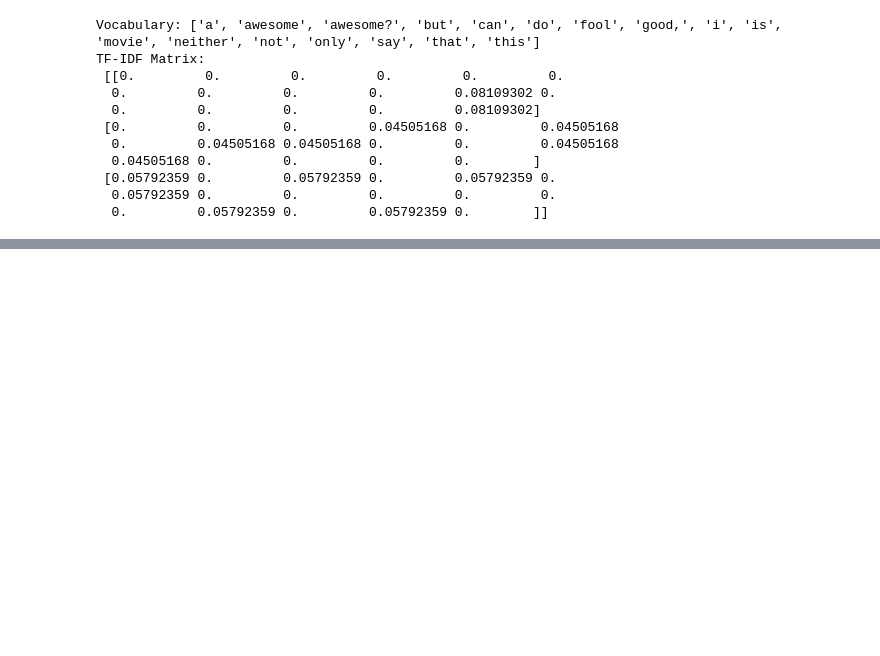
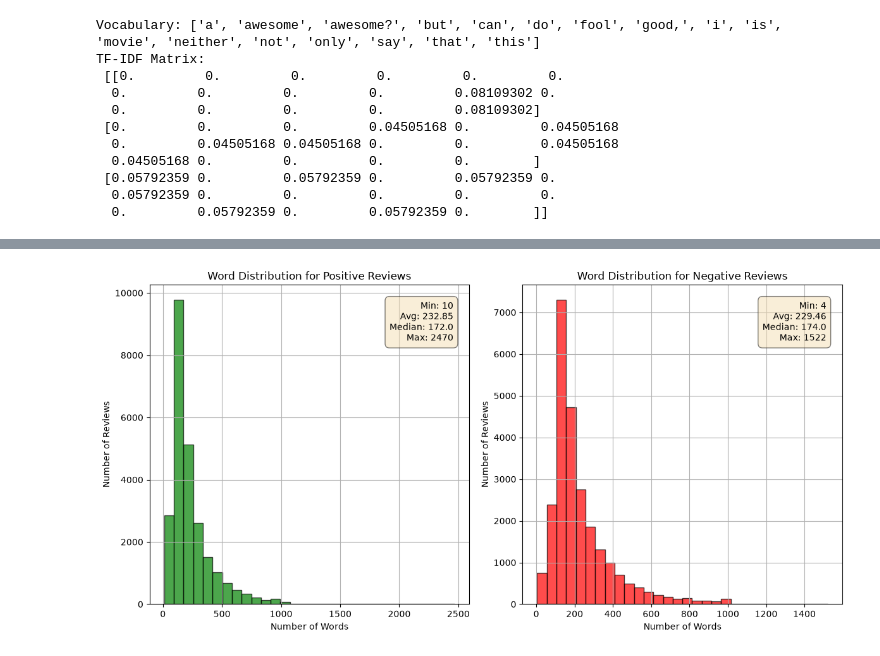
Before and after one commit to Chrisolande/modern-agents-packt-, a Jupyter notebook: iterations.ipynb, the cells around one changed output, grey strips where cells are left out. Drawn from its saved outputs; the diff is of its cells as text; code cells hidden in the pictures; blank space fills up the shorter version.

```diff
--- a/iterations.ipynb
+++ b/iterations.ipynb
@@ -145,0 +280,41 @@ TF-IDF Matrix:
+# %%
+def plot_review_length_by_sentiment(df):
+    df["word_count"] = df["review"].str.split().str.len()
+    pos_lengths = df[df["sentiment"] == "positive"]["word_count"]
+    neg_lengths = df[df["sentiment"] == "negative"]["word_count"]
+
+    def get_stats_text(series):
+        if series.empty:return "Empty"
+        return f"Min: {series.min()}\nAvg: {series.mean():.2f}\nMedian: {series.median()}\nMax: {series.max()}"
+
+    plt.figure(figsize=(12, 6))
+
+    # Positive reviews
+    plt.subplot(1, 2, 1)
+    plt.hist(pos_lengths, bins=30, color="green", edgecolor="black", alpha=0.7)
+    plt.title('Word Distribution for Positive Reviews')
+    plt.xlabel('Number of Words')
+    plt.ylabel('Number of Reviews')
+    plt.grid(True)
+    plt.text(0.95, 0.95, get_stats_text(pos_lengths), transform=plt.gca().transAxes,
+             fontsize=10, verticalalignment='top', horizontalalignment='right',
+             bbox=dict(boxstyle="round,pad=0.5", facecolor='wheat', alpha=0.5))
+
+    # Plot for negative reviews
+    plt.subplot(1, 2, 2)
+    plt.hist(neg_lengths, bins=30, color='red', edgecolor='black', alpha=0.7)
+    plt.title('Word Distribution for Negative Reviews')
+    plt.xlabel('Number of Words')
+    plt.ylabel('Number of Reviews')
+    plt.grid(True)
+    plt.text(0.95, 0.95, get_stats_text(neg_lengths), transform=plt.gca().transAxes,
+             fontsize=10, verticalalignment='top', horizontalalignment='right',
+             bbox=dict(boxstyle="round,pad=0.5", facecolor='wheat', alpha=0.5))
+
+    plt.tight_layout()
+    plt.savefig('review_length.jpg', format='jpeg', bbox_inches='tight')
+    plt.show()
+# %%
+plot_review_length_by_sentiment(df)
+# %% [output]
+[figure, added]
```
Also changed, not shown: parts of 21 cells of this notebook.
